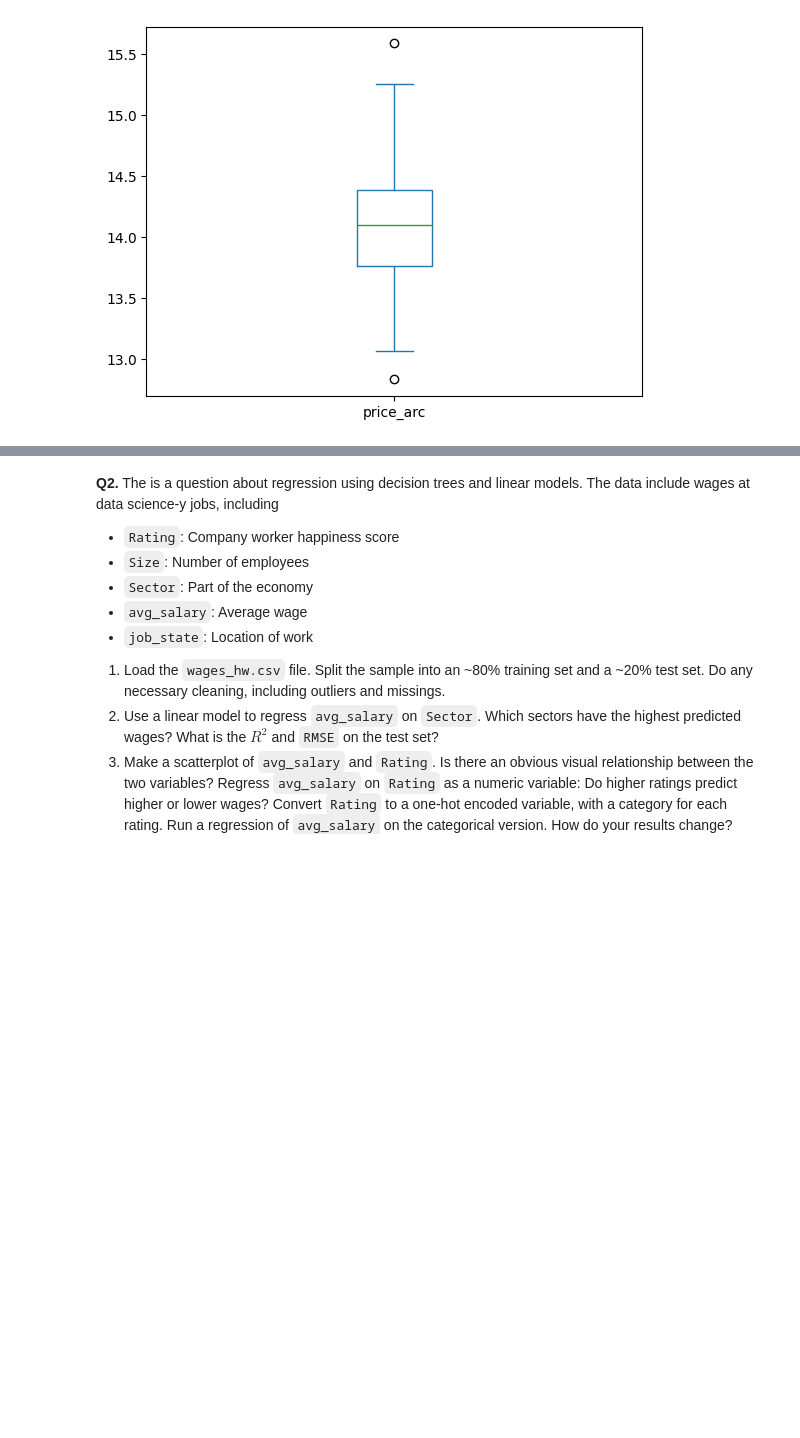
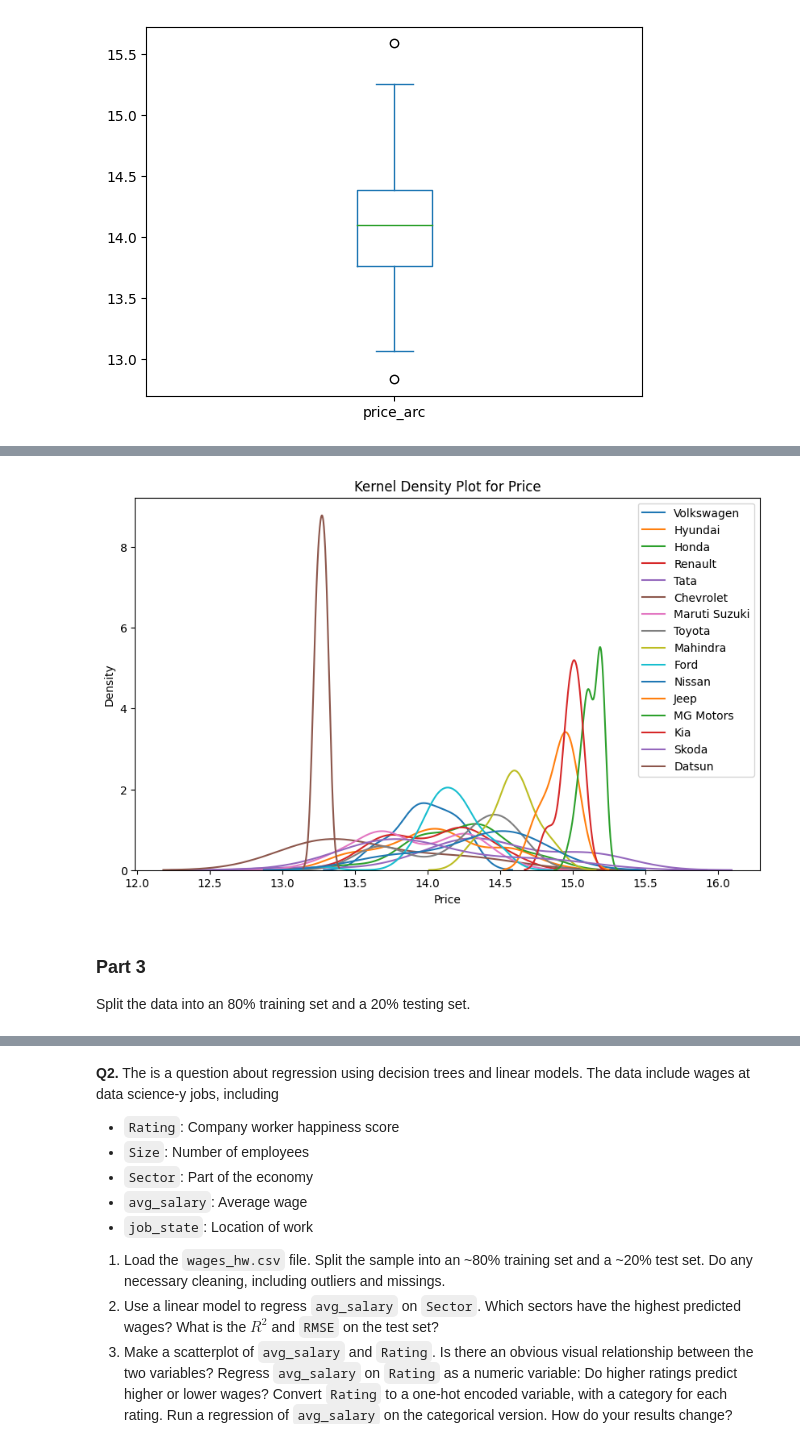
Before and after one commit to elaine-zhang12/assignment4, a Jupyter notebook: assignment4.ipynb, the cells around one changed output, grey strips where cells are left out. Saved outputs shown, nothing was run; the diff lists cells and outputs as text; code cells hidden in the pictures; blank space fills up the shorter version.

Commit message:
added kde plot of price

```diff
--- a/assignment4.ipynb
+++ b/assignment4.ipynb
@@ -82,0 +119,15 @@ car['No_of_Owners'] = car['No_of_Owners'].replace({'1st': 1, '2nd': 2, '3rd': 3}
+# %%
+# kernel density plot
+plt.figure(figsize=(10, 6))
+for make in car['Make'].unique():
+    sns.kdeplot(car[car['Make'] == make]['price_arc'], label=make)
+plt.title('Kernel Density Plot for Price')
+plt.xlabel('Price')
+plt.ylabel('Density')
+plt.legend()
+plt.show()
+# %% [output]
+[figure, added]
+# %% [markdown]
+### Part 3
+Split the data into an 80% training set and a 20% testing set.
```
Also changed, not shown: parts of 10 cells of this notebook.
